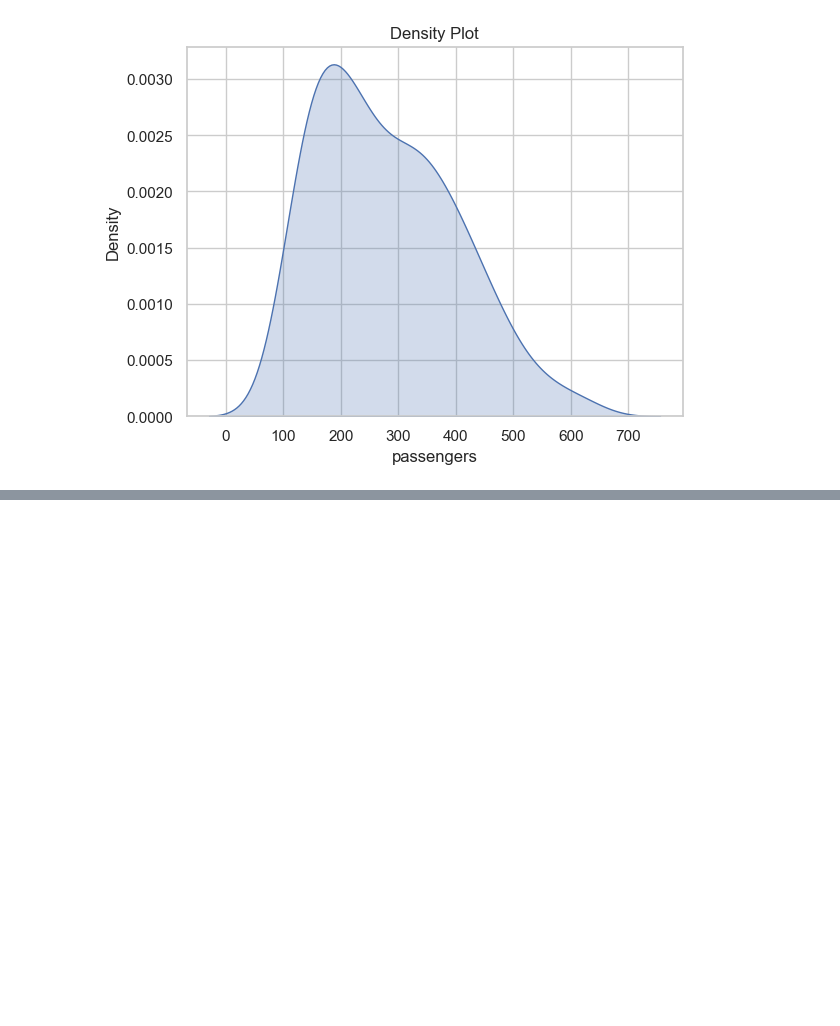
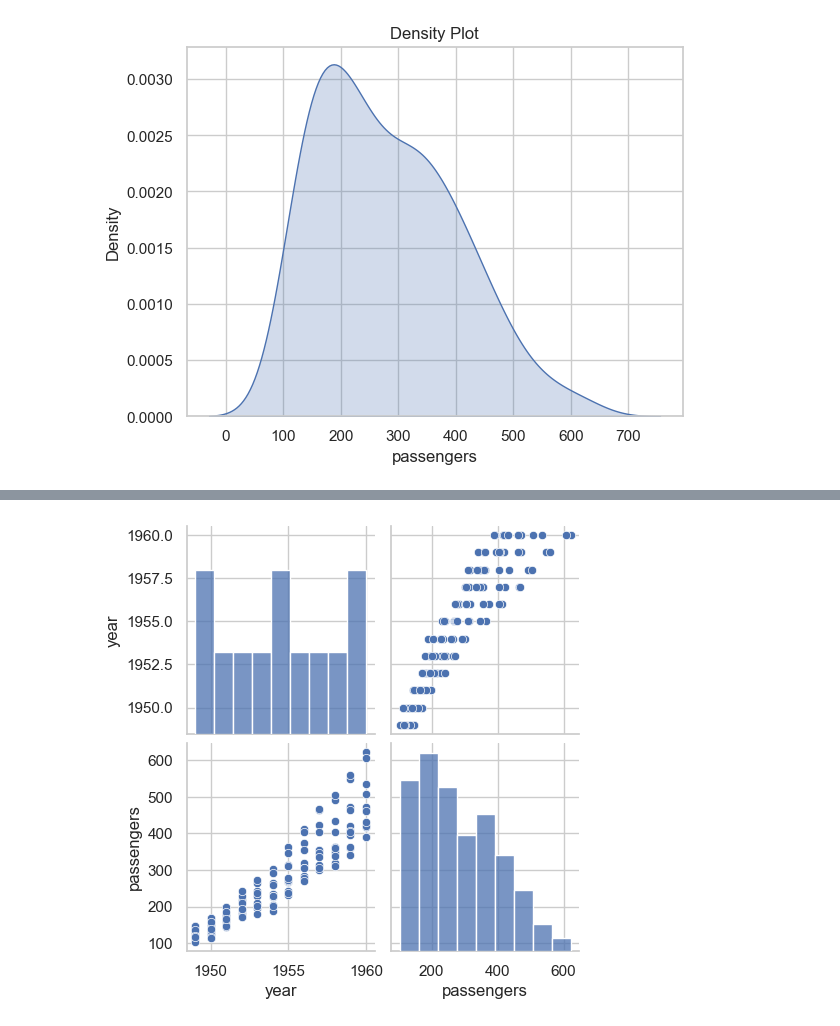
Before and after one commit to ankita14rai-nov/python-library, a Jupyter notebook: seaborn.ipynb, the cells around one changed output, grey strips where cells are left out. Drawn from its saved outputs; the diff is of its cells as text; code cells hidden in the pictures; blank space fills up the shorter version.

```diff
--- a/seaborn.ipynb
+++ b/seaborn.ipynb
@@ -88,0 +95,7 @@ plt.show()
+# %%
+# pair plot since the dataset has only one numeric feature(passengers),
+# the pair plot is simple to understand
+sns.pairplot(ft)
+plt.show()
+# %% [output]
+[figure, added]
```
Also changed, not shown: parts of 3 cells of this notebook.
